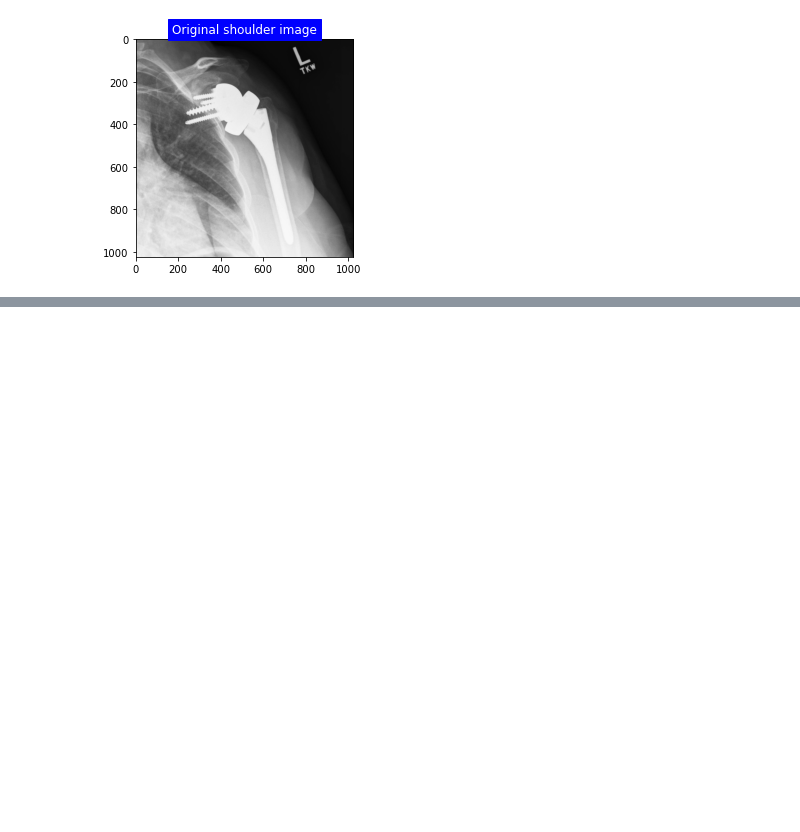
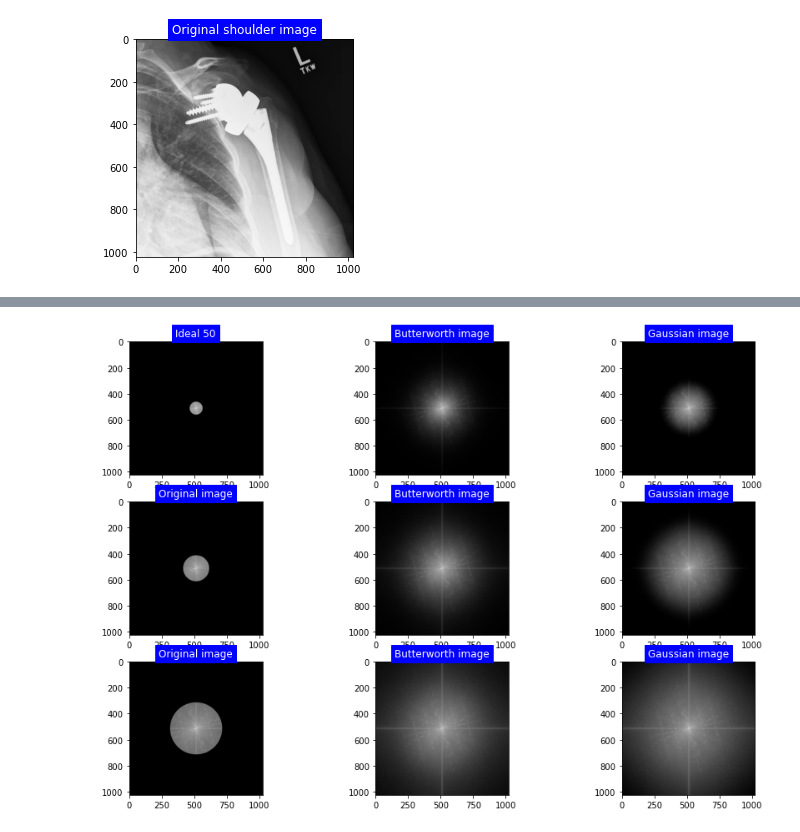
Before and after one commit to zahrasalarian/Digital-Image-Processing-for-Medical-Applications, a Jupyter notebook: HW4/pt-2.ipynb, the cells around one changed output, grey strips where cells are left out. Saved outputs shown, nothing was run; the diff lists cells and outputs as text; code cells hidden in the pictures; blank space fills up the shorter version.

```diff
--- a/HW4/pt-2.ipynb
+++ b/HW4/pt-2.ipynb
@@ -14,0 +83,4 @@ plt.imshow(shoulder_img, cmap = 'gray')
+# %%
+def calc_distance(u, v, shape):
+    P, Q = shape[0], shape[1]
+    return math.sqrt(math.pow((u - P//2), 2) + math.pow((v - Q//2), 2))
@@ -14,0 +113,80 @@ plt.imshow(shoulder_img, cmap = 'gray')
+# %%
+# radius = 50
+ideal_50 = apply_filters(shoulder_img, 'LP_ideal', 50)*fourier_img
+bw_50 = apply_filters(shoulder_img, 'LP_butterworth', 50, n=2)*fourier_img
+gaussian_50 = apply_filters(shoulder_img, 'LP_gaussian', 50)*fourier_img
+
+# radius = 100
+ideal_100 = apply_filters(shoulder_img, 'LP_ideal', 100)*fourier_img
+bw_100 = apply_filters(shoulder_img, 'LP_butterworth', 100, n=2)*fourier_img
+gaussian_100 = apply_filters(shoulder_img, 'LP_gaussian', 100)*fourier_img
+
+# radius = 200
+ideal_200 = apply_filters(shoulder_img, 'LP_ideal', 200)*fourier_img
+bw_200 = apply_filters(shoulder_img, 'LP_butterworth', 200, n=2)*fourier_img
+gaussian_200 = apply_filters(shoulder_img, 'LP_gaussian', 200)*fourier_img
+# %%
+def log_abs(img):
+    '''
+    :param img: the image to be transformed
+    :return the log scaled magnitude of the image
+    '''
+    magnitude = np.abs(img)
+    log_magnitude = np.log(magnitude + 1)
+    return log_magnitude
+
+# Plot
+fig = plt.figure(figsize=(15, 10))
+gs = fig.add_gridspec(3, 3)
+
+############### radius = 50
+# LP ideal
+ax2 = fig.add_subplot(gs[0, 0])
+ax2.imshow(log_abs(ideal_50), cmap='gray')
+ax2.set_title('Ideal 50', color='white', backgroundcolor='blue')
+
+# LP butterworth
+ax2 = fig.add_subplot(gs[0, 1])
+ax2.imshow(log_abs(bw_50), cmap='gray')
+ax2.set_title('Butterworth image', color='white', backgroundcolor='blue')
+
+# LP gaussian
+ax2 = fig.add_subplot(gs[0, 2])
+ax2.imshow(log_abs(gaussian_50), cmap='gray')
+ax2.set_title('Gaussian image', color='white', backgroundcolor='blue')
+
+############### radius = 100
+# LP ideal
+ax2 = fig.add_subplot(gs[1, 0])
+ax2.imshow(log_abs(ideal_100), cmap='gray')
+ax2.set_title('Original image', color='white', backgroundcolor='blue')
+
+# LP butterworth
+ax2 = fig.add_subplot(gs[1, 1])
+ax2.imshow(log_abs(bw_100), cmap='gray')
+ax2.set_title('Butterworth image', color='white', backgroundcolor='blue')
+
+# LP gaussian
+ax2 = fig.add_subplot(gs[1, 2])
+ax2.imshow(log_abs(gaussian_100), cmap='gray')
+ax2.set_title('Gaussian image', color='white', backgroundcolor='blue')
+
+############### radius = 200
+# LP ideal
+ax2 = fig.add_subplot(gs[2, 0])
+ax2.imshow(log_abs(ideal_200), cmap='gray')
+ax2.set_title('Original image', color='white', backgroundcolor='blue')
+
+# LP butterworth
+ax2 = fig.add_subplot(gs[2, 1])
+ax2.imshow(log_abs(bw_200), cmap='gray')
+ax2.set_title('Butterworth image', color='white', backgroundcolor='blue')
+
+# LP gaussian
+ax2 = fig.add_subplot(gs[2, 2])
+ax2.imshow(log_abs(gaussian_200), cmap='gray')
+ax2.set_title('Gaussian image', color='white', backgroundcolor='blue')
+
+plt.show()
+# %% [output]
+[figure, added]
```
Also changed, not shown: parts of 18 cells of this notebook.
